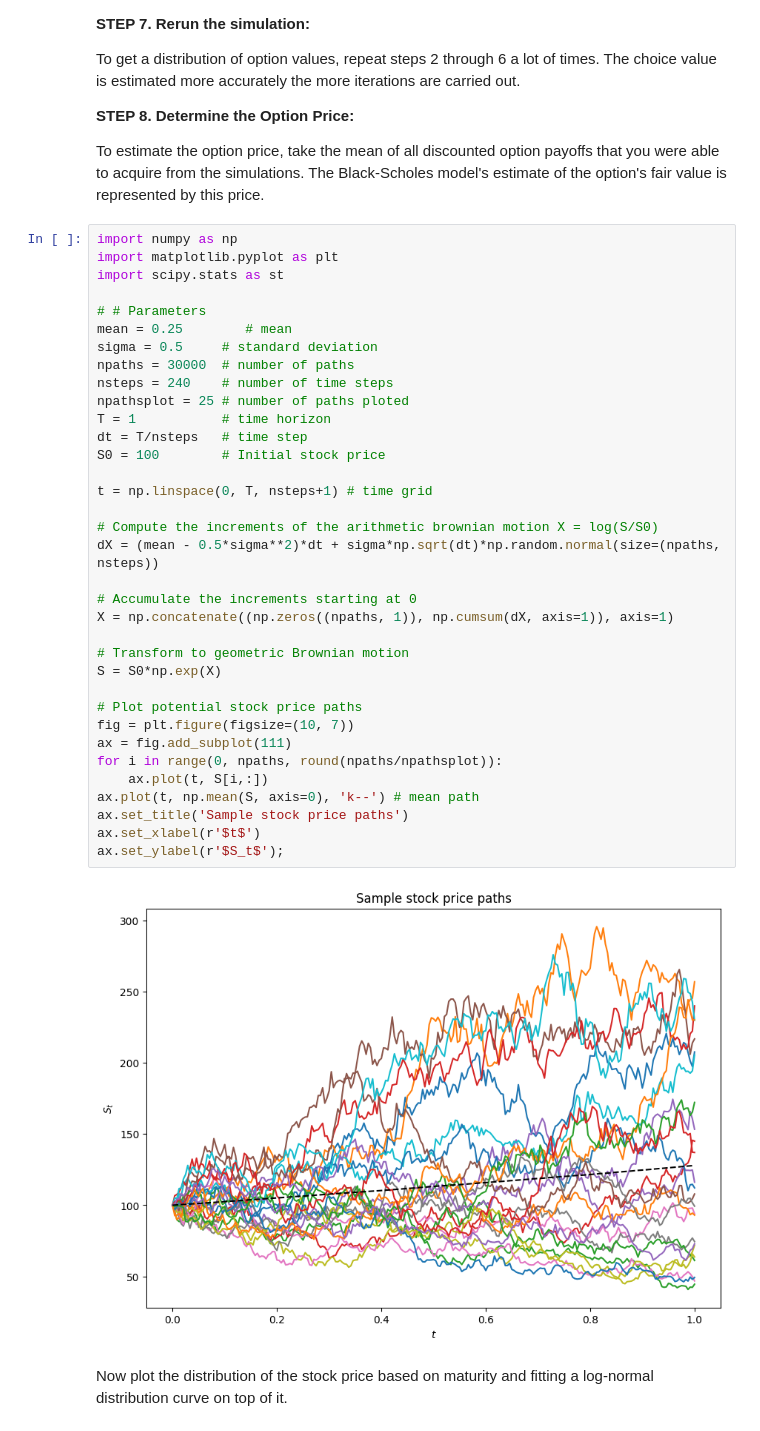
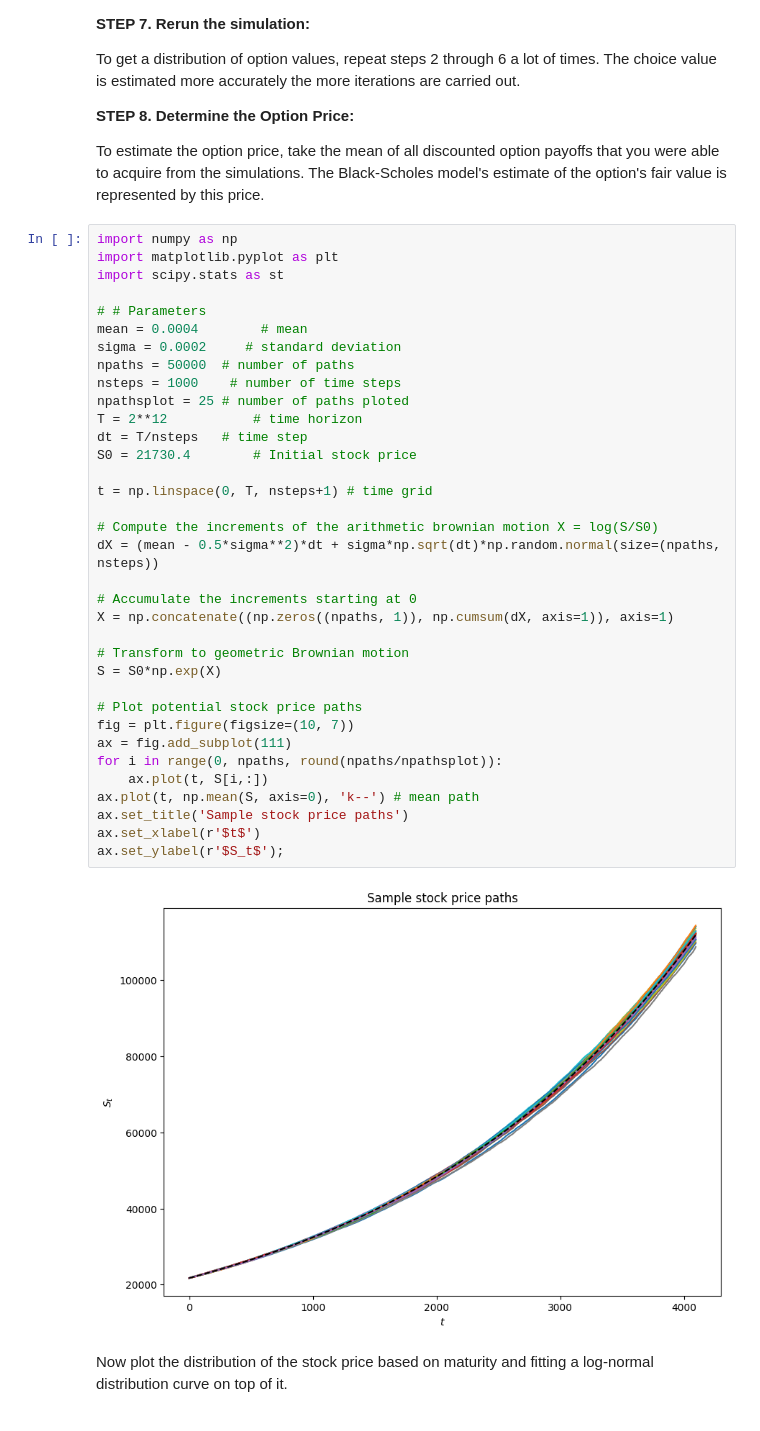
Before and after one commit to Aarvin01/Modelling-Options-Prices-with-Mandelbrotian-Movement-of-Prices, a Jupyter notebook: black_scholes_monte_carlo.ipynb, the cells around one changed output. Saved outputs shown, nothing was run; the diff lists cells and outputs as text.

Commit message:
Add files via upload
Updated strike prices and spot price data and simulated option prices.
Prices are now converging to the value close to real market value of options.

```diff
--- a/black_scholes_monte_carlo.ipynb
+++ b/black_scholes_monte_carlo.ipynb
@@ -61,40 +61,40 @@ The Black-Scholes model's estimate of the option's fair value is represented by
 # %%
 import numpy as np
 import matplotlib.pyplot as plt
 import scipy.stats as st
 
 # # Parameters
-mean = 0.25        # mean
-sigma = 0.5     # standard deviation
-npaths = 30000  # number of paths
-nsteps = 240    # number of time steps
+mean = 0.0004        # mean
+sigma = 0.0002     # standard deviation
+npaths = 50000  # number of paths
+nsteps = 1000    # number of time steps
 npathsplot = 25 # number of paths ploted
-T = 1           # time horizon
+T = 2**12           # time horizon
 dt = T/nsteps   # time step
-S0 = 100        # Initial stock price
+S0 = 21730.4        # Initial stock price
 
 t = np.linspace(0, T, nsteps+1) # time grid
 
 # Compute the increments of the arithmetic brownian motion X = log(S/S0)
 dX = (mean - 0.5*sigma**2)*dt + sigma*np.sqrt(dt)*np.random.normal(size=(npaths, nsteps))
 
 # Accumulate the increments starting at 0
 X = np.concatenate((np.zeros((npaths, 1)), np.cumsum(dX, axis=1)), axis=1)
 
 # Transform to geometric Brownian motion
 S = S0*np.exp(X)
 
 # Plot potential stock price paths
 fig = plt.figure(figsize=(10, 7))
 ax = fig.add_subplot(111)
 for i in range(0, npaths, round(npaths/npathsplot)):
     ax.plot(t, S[i,:])
 ax.plot(t, np.mean(S, axis=0), 'k--') # mean path
 ax.set_title('Sample stock price paths')
 ax.set_xlabel(r'$t$')
 ax.set_ylabel(r'$S_t$');
 # %% [output]
-[figure, old version]
+[figure, new version]
 # %% [markdown]
 Now plot the distribution of the stock price based on maturity and fitting a log-normal distribution curve on top of it.
 # %%
```
Also changed, not shown: parts of 1 cell of this notebook, 2 other files.
